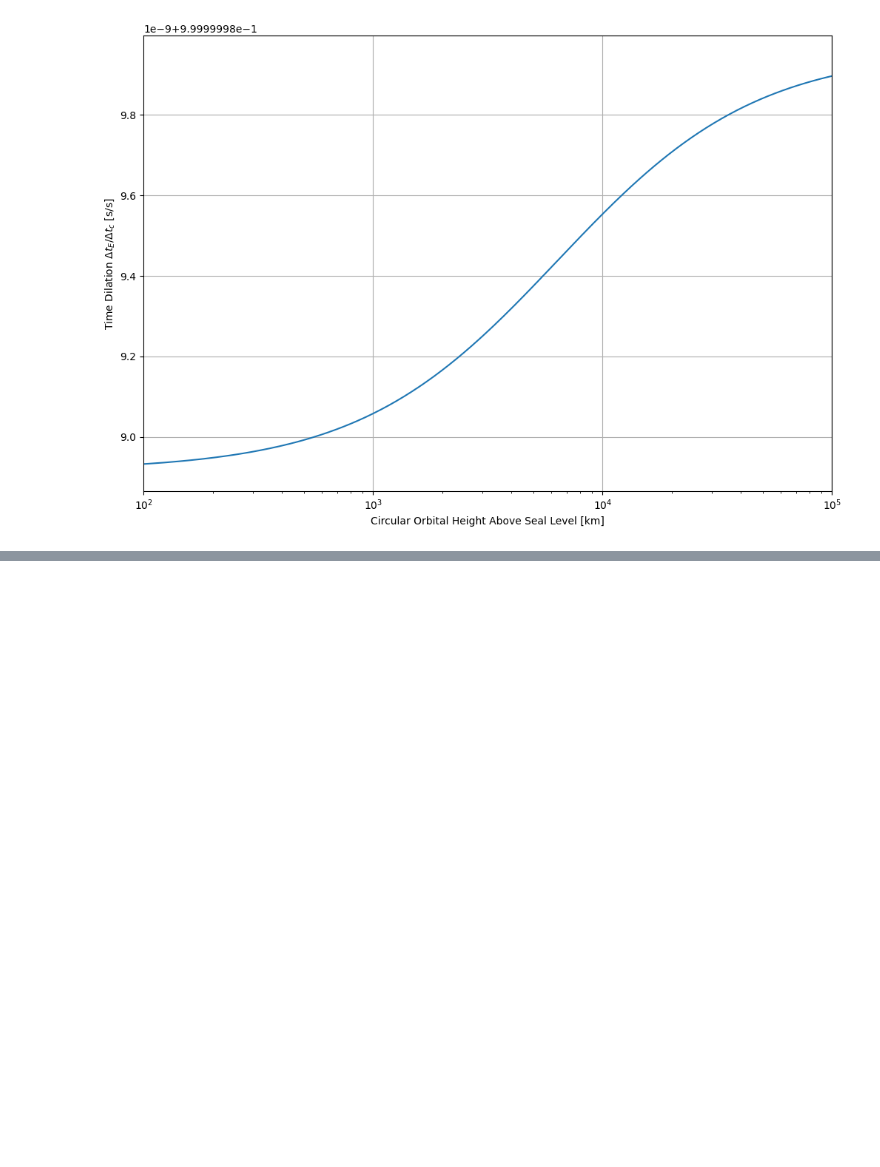
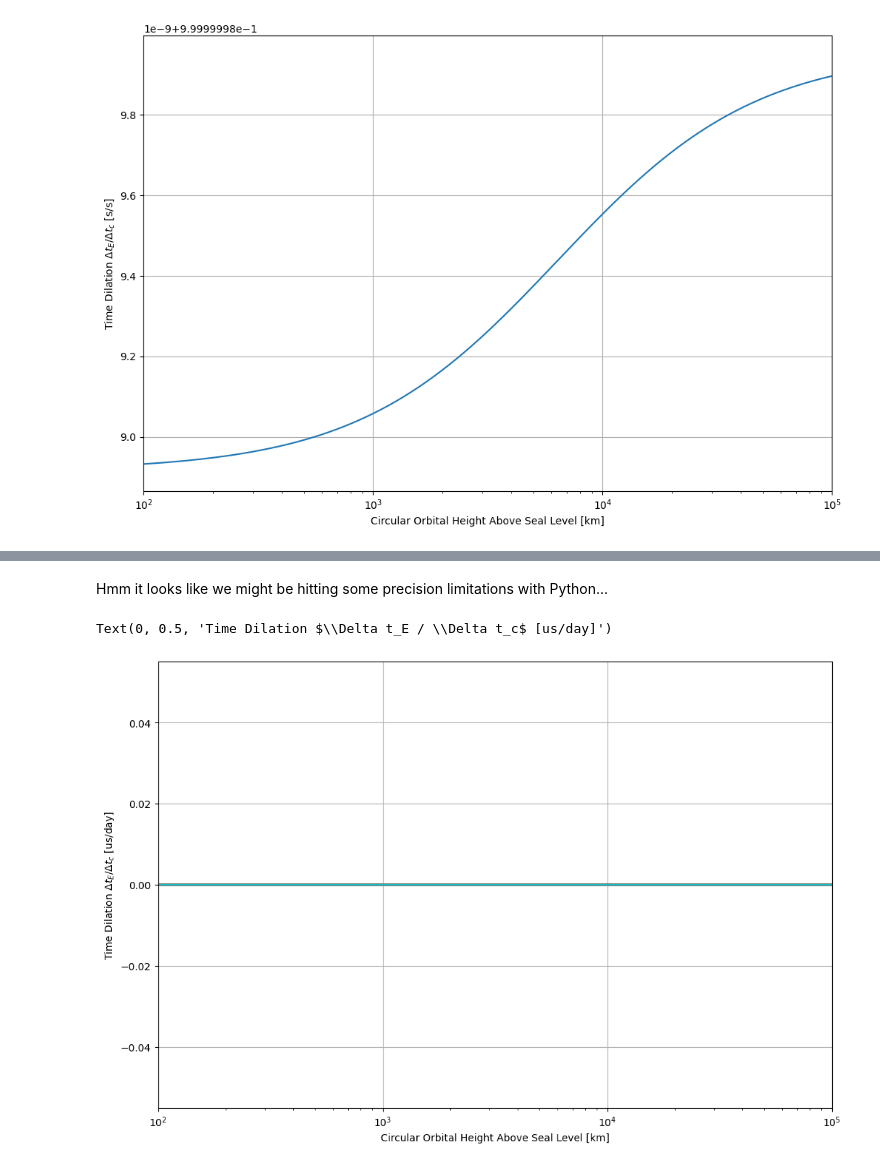
Before and after one commit to philiplinden/spacetime, a Jupyter notebook: learning/notebooks/time_dilation.ipynb, the cells around one changed output, grey strips where cells are left out. Cells and saved outputs as stored; diff of their text form; code cells hidden in the pictures; blank space fills up the shorter version.

Commit message:
python precision limits maybe

```diff
--- a/learning/notebooks/time_dilation.ipynb
+++ b/learning/notebooks/time_dilation.ipynb
@@ -363,0 +426,15 @@ The shape looks right, but the y-axis doesn't match our reference (the pink line
+# %% [markdown]
+Hmm it looks like we might be hitting some precision limitations with Python...
+# %%
+converted_relative_dilation = [to_us_per_day(time_dilation(i,total_potential)) - ref_dilation for i in instants]
+xunits=u.km
+fig, ax = plt.subplots(figsize=(12,8))
+ax.plot(altitudes.to(xunits), converted_relative_dilation)
+ax.grid()
+ax.set_xscale('log')
+ax.set_xlim([1e2, 1e5])
+ax.set_xlabel(f"Circular Orbital Height Above Seal Level [{xunits}]")
+ax.set_ylabel("Time Dilation $\Delta t_E / \Delta t_c$ [us/day]")
+# %% [output]
+Text(0, 0.5, 'Time Dilation $\\Delta t_E / \\Delta t_c$ [us/day]')
+[figure, added]
```
Also changed, not shown: parts of 8 cells of this notebook.
